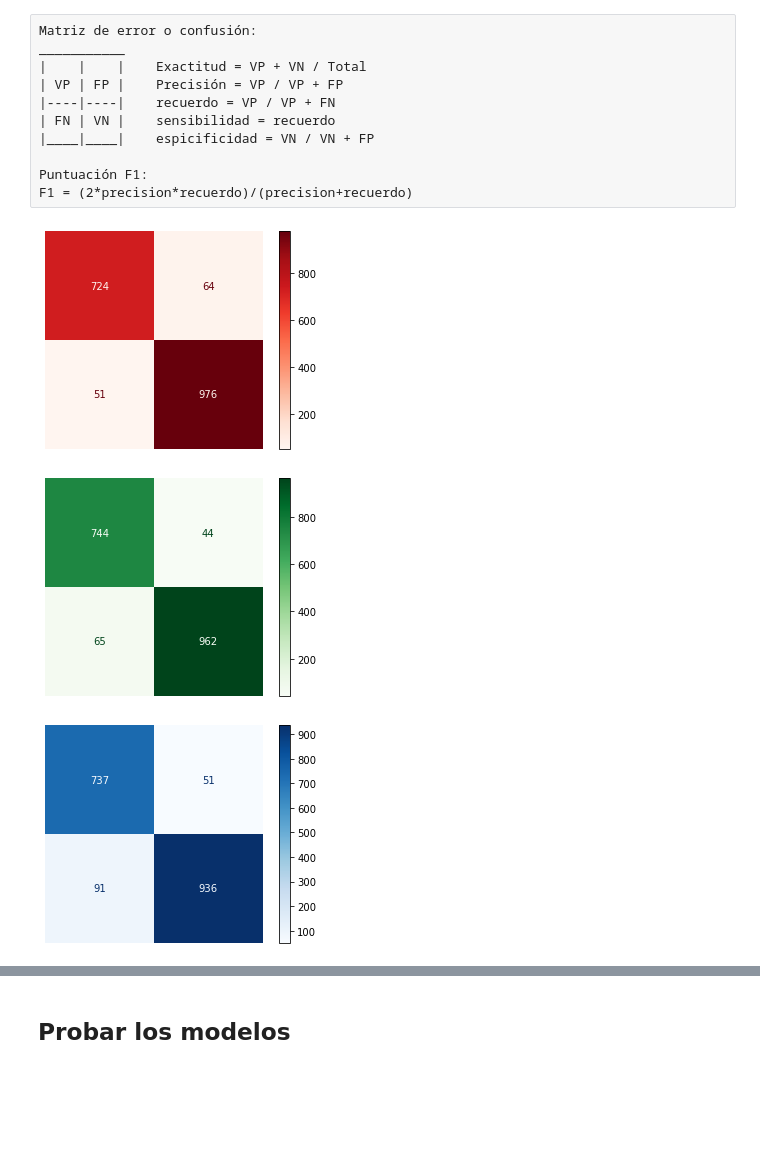
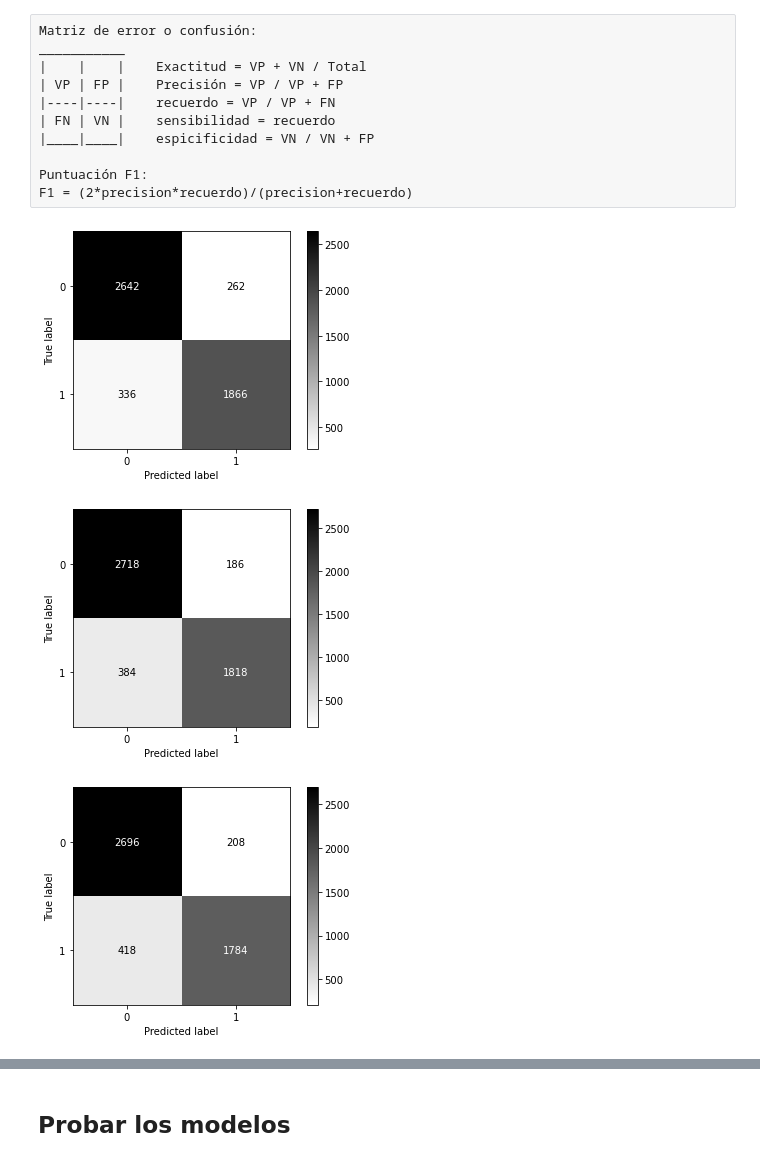
Before and after one commit to Paul-Romero/NLP, a Jupyter notebook: TestLab/TestClassifiers.ipynb, the cells around one changed output, grey strips where cells are left out. Cells and saved outputs as stored; diff of their text form; code cells hidden in the pictures; blank space fills up the shorter version.

Commit message:
Integracion modelo con la app de chat

```diff
--- a/TestLab/TestClassifiers.ipynb
+++ b/TestLab/TestClassifiers.ipynb
@@ -25,4 +21,8 @@ Name: Groom, dtype: int64
 # %%
+from sklearn.preprocessing import LabelEncoder
+num_encoder = LabelEncoder()
+df['Groom'] = num_encoder.fit_transform(df['Groom']).astype('int')
+#df['Text'] = num_encoder.fit_transform(df['Text']).astype('int')
 df
 # %% [output]
 |  | User | Text | Groom |
@@ -52,0 +68,2 @@ from sklearn.feature_extraction.text import TfidfVectorizer
+# %%
+X, y = df['Text'].values, df['Groom'].values
@@ -56,6 +90,7 @@ Retenemos algún subconjunto de los datos del entrenamiento del modelo y luego u
 # %%
 from sklearn.model_selection import train_test_split
 # %%
-X_train, X_test, y_train, y_test = train_test_split(df['Text'], df['Groom'], test_size=0.2, random_state=4)
+#X, y = df['Text'].values, df['Groom'].values
+X_train, X_test, y_train, y_test = train_test_split(X, y, test_size=0.30, random_state=42)
 # %% [markdown]
 ## Determinar parámetros para el clasificador ##
@@ -69,7 +115,11 @@ from sklearn.naive_bayes import ComplementNB # Clasificador de Naive Bayes
 from sklearn.svm import SVC # Clasificador de Suport Vector Machine
 from sklearn.ensemble import RandomForestClassifier # Clasificador de Bosques Aleatorios
 # %%
-modelMNB = make_pipeline(TfidfVectorizer(ngram_range=(1,2)), ComplementNB())
+#params = {'n_grams': [(1,2), (2,3)]}
+#X_vect = TF_IDF.fit_transform(X_train)
+#X_new = SelectKBest(chi2, k=20).fit_transform(X_vect, y_train)
+modelMNB = make_pipeline(TfidfVectorizer(ngram_range=(1,2)), MultinomialNB())
+#grid = GridSearchCV(pipe_MNB, params, cv=5, scoring='accuracy')
 modelSVM = make_pipeline(TfidfVectorizer(ngram_range=(1,2)), SVC(probability=True))
 modelRFC = make_pipeline(TfidfVectorizer(ngram_range=(1,2)), RandomForestClassifier())
 # %%
@@ -135,25 +212,22 @@ from sklearn.metrics import *
 import matplotlib.pyplot as plt
 # %%
 confusion_matrix(y_test, Y_predMNB)
-plot_confusion_matrix(modelMNB, X_test, y_test, cmap=plt.cm.Reds)
-plt.axis('off')
+plot_confusion_matrix(modelMNB, X_test, y_test, cmap=plt.cm.binary)
 plt.show()
 # %% [output]
-[figure, old version]
+[figure, new version]
 # %%
 confusion_matrix(y_test, Y_predSVM)
-plot_confusion_matrix(modelSVM, X_test, y_test, cmap=plt.cm.Greens)
-plt.axis('off')
+plot_confusion_matrix(modelSVM, X_test, y_test, cmap=plt.cm.binary)
 plt.show()
 # %% [output]
-[figure, old version]
+[figure, new version]
 # %%
 confusion_matrix(y_test, Y_predRFC)
-plot_confusion_matrix(modelRFC, X_test, y_test, cmap=plt.cm.Blues)
-plt.axis('off')
+plot_confusion_matrix(modelRFC, X_test, y_test, cmap=plt.cm.binary)
 plt.show()
 # %% [output]
-[figure, old version]
+[figure, new version]
 # %%
 print(classification_report(y_test, Y_predMNB)) # Reporte Clasificador Naive Bayes
 # %% [output]
```
Also changed, not shown: parts of 52 cells of this notebook, 13 other files.
